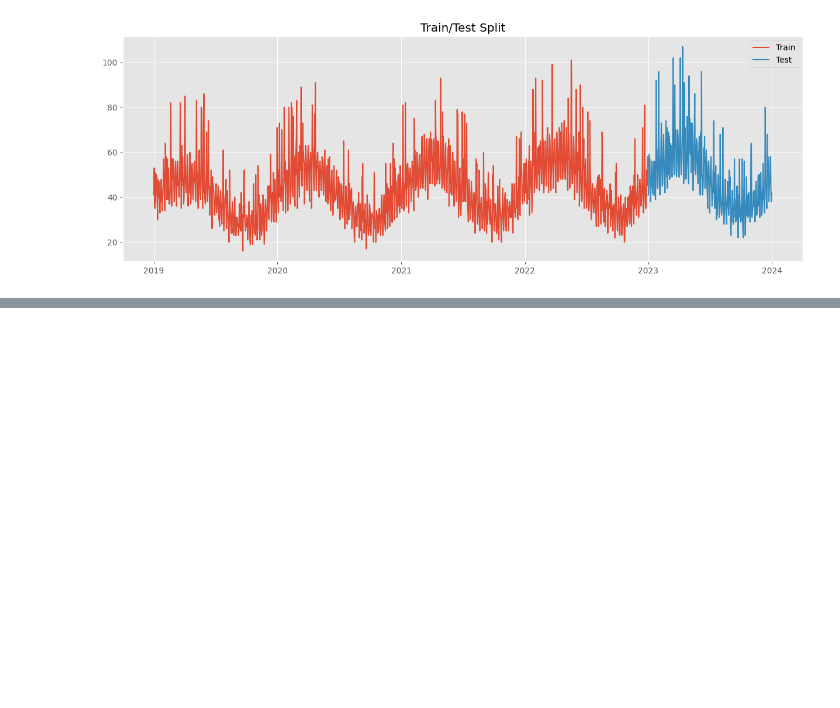
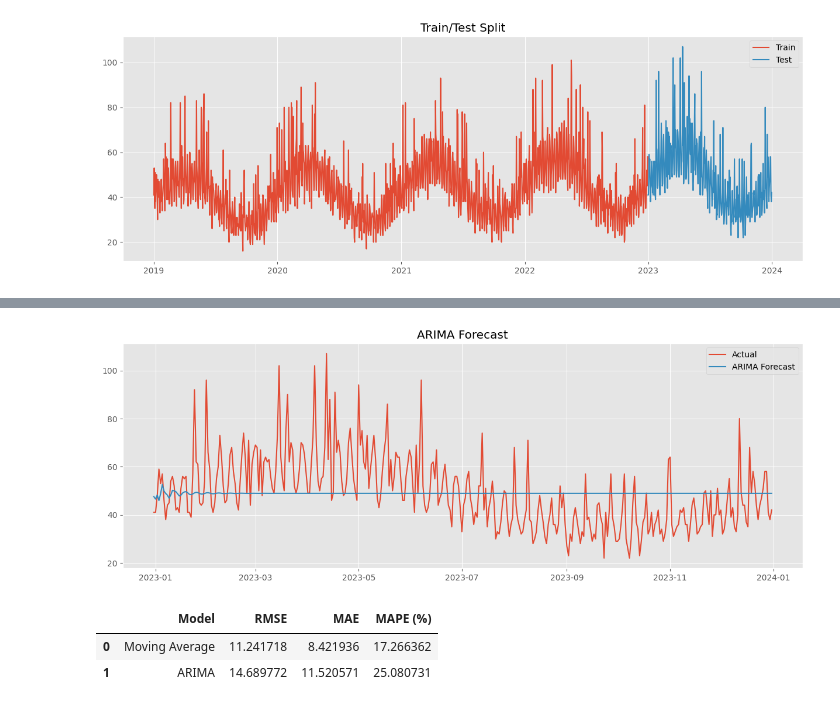
Before and after one commit to Jainam249/Supply-Chain-Demand-Forecasting, a Jupyter notebook: notebooks/03_demand_forecasting.ipynb, the cells around one changed output, grey strips where cells are left out. Saved outputs shown, nothing was run; the diff lists cells and outputs as text; code cells hidden in the pictures; blank space fills up the shorter version.

```diff
--- a/notebooks/03_demand_forecasting.ipynb
+++ b/notebooks/03_demand_forecasting.ipynb
@@ -119,0 +163,33 @@ plt.show()
+# %%
+arima_model = train_arima(
+    train,
+    column="sales",
+    order=(5,1,0)
+)
+# %%
+arima_predictions = arima_forecast(
+    arima_model,
+    len(test)
+)
+# %%
+plt.figure(figsize=(15,5))
+
+plt.plot(
+    test.index,
+    test["sales"],
+    label="Actual"
+)
+
+plt.plot(
+    test.index,
+    arima_predictions,
+    label="ARIMA Forecast"
+)
+
+plt.title("ARIMA Forecast")
+
+plt.legend()
+
+plt.show()
+# %% [output]
+[figure, added]
@@ -119,0 +240,13 @@ plt.show()
+# %%
+comparison = pd.DataFrame({
+    "Model": ["Moving Average", "ARIMA"],
+    "RMSE": [ma_rmse, arima_rmse],
+    "MAE": [ma_mae, arima_mae],
+    "MAPE (%)": [ma_mape, arima_mape]
+})
+
+comparison
+# %% [output]
+|  | Model | RMSE | MAE | MAPE (%) |
+| 0 | Moving Average | 11.241718 | 8.421936 | 17.266362 |
+| 1 | ARIMA | 14.689772 | 11.520571 | 25.080731 |
```
Also changed, not shown: parts of 13 cells of this notebook, 1 other file.
